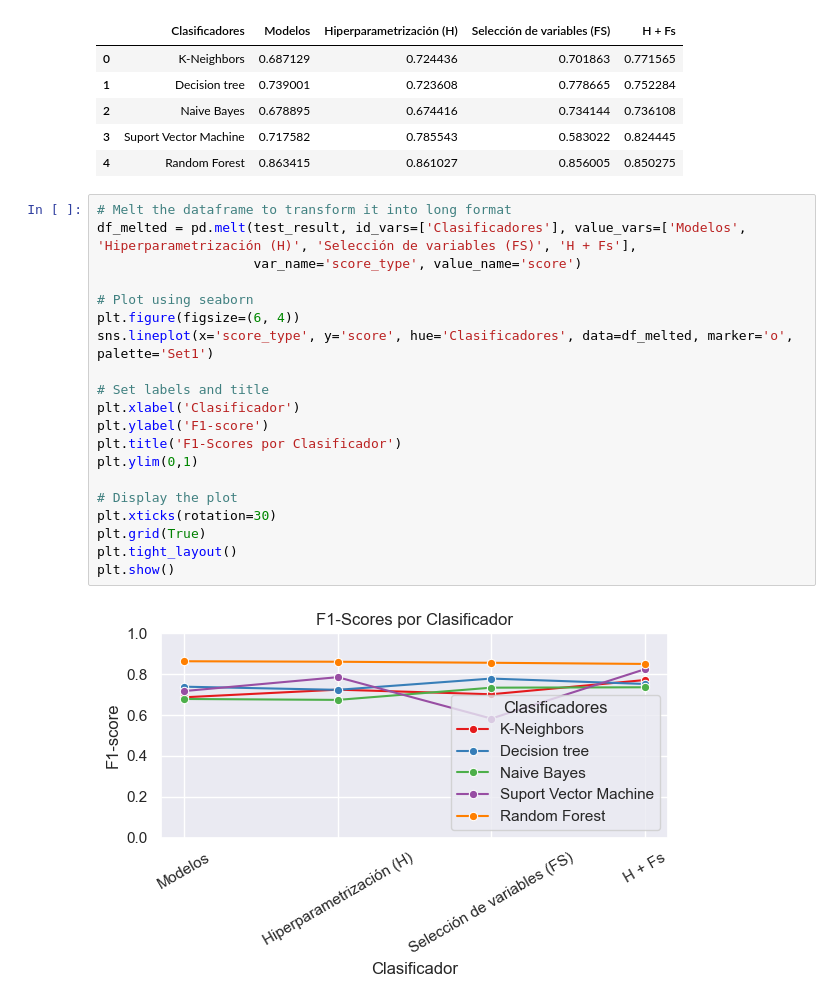
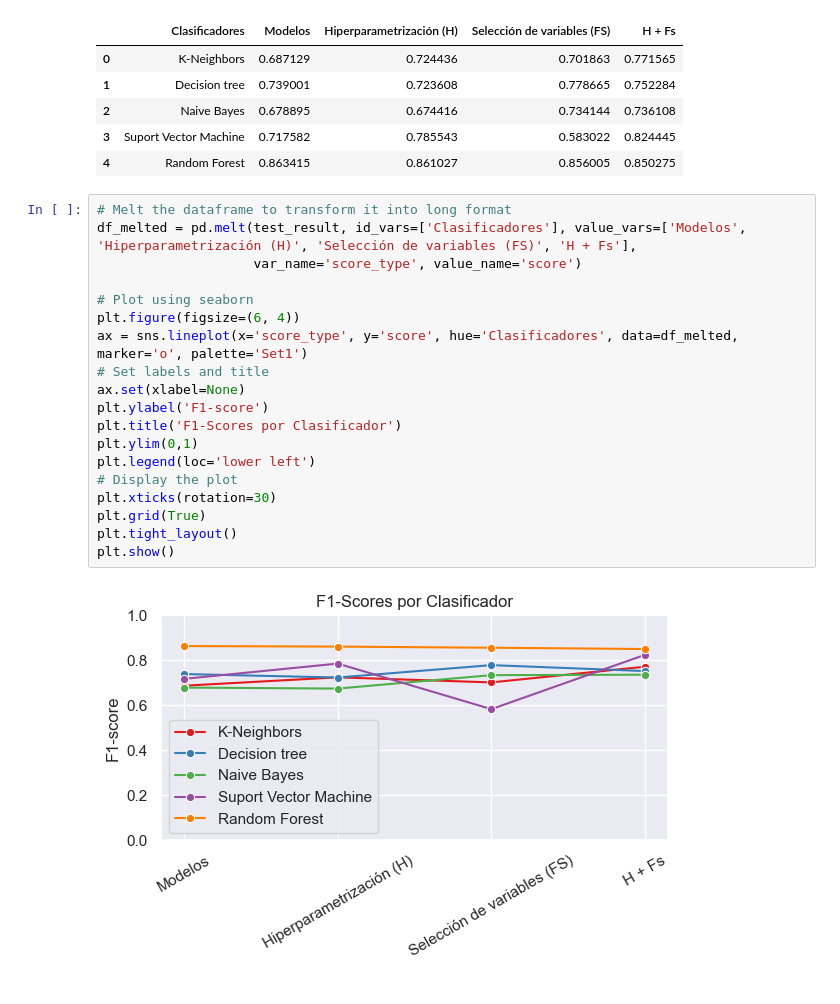
Before and after one commit to nmartinser/Telerehabilitation, a Jupyter notebook: notebooks/ml_gestureLabel.ipynb, the cells around one changed output. Cells and saved outputs as stored; diff of their text form.

Commit message:
fase 1: change last graph

```diff
--- a/notebooks/ml_gestureLabel.ipynb
+++ b/notebooks/ml_gestureLabel.ipynb
@@ -543,22 +543,21 @@ test_result
 # %%
 # Melt the dataframe to transform it into long format
 df_melted = pd.melt(test_result, id_vars=['Clasificadores'], value_vars=['Modelos', 'Hiperparametrización (H)', 'Selección de variables (FS)', 'H + Fs'],
                     var_name='score_type', value_name='score')
 
 # Plot using seaborn
 plt.figure(figsize=(6, 4))
-sns.lineplot(x='score_type', y='score', hue='Clasificadores', data=df_melted, marker='o', palette='Set1')
-
+ax = sns.lineplot(x='score_type', y='score', hue='Clasificadores', data=df_melted, marker='o', palette='Set1')
 # Set labels and title
-plt.xlabel('Clasificador')
+ax.set(xlabel=None)
 plt.ylabel('F1-score')
 plt.title('F1-Scores por Clasificador')
 plt.ylim(0,1)
-
+plt.legend(loc='lower left')
 # Display the plot
 plt.xticks(rotation=30)
 plt.grid(True)
 plt.tight_layout()
 plt.show()
 # %% [output]
-[figure, old version]
+[figure, new version]
```
Also changed, not shown: 1 other file.
